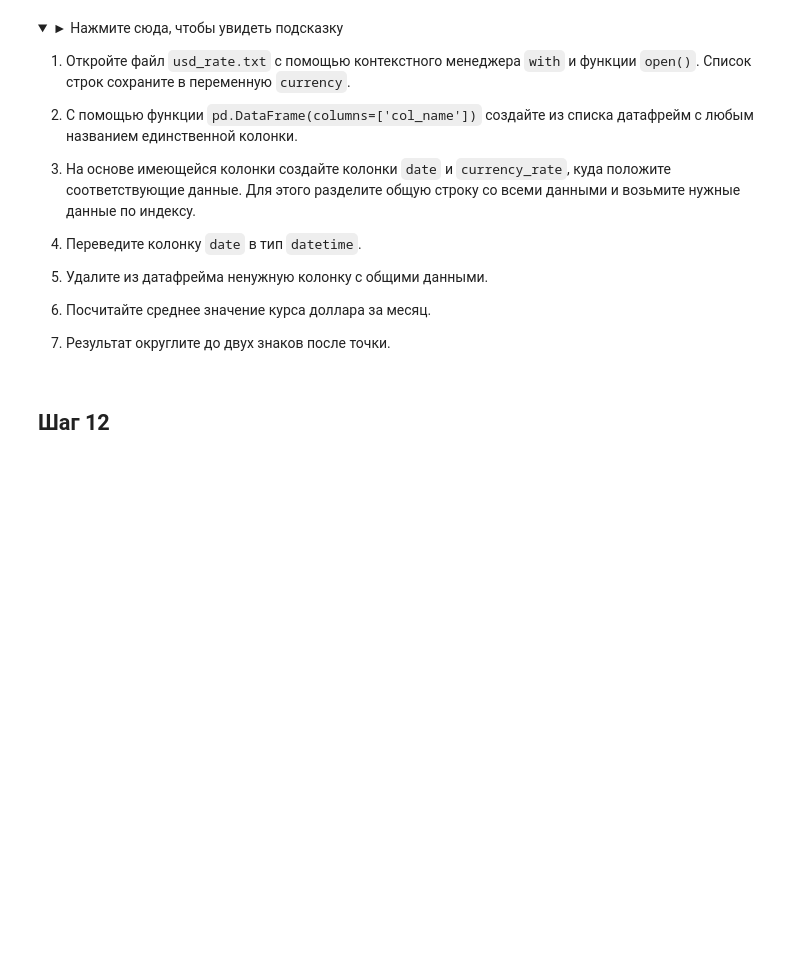
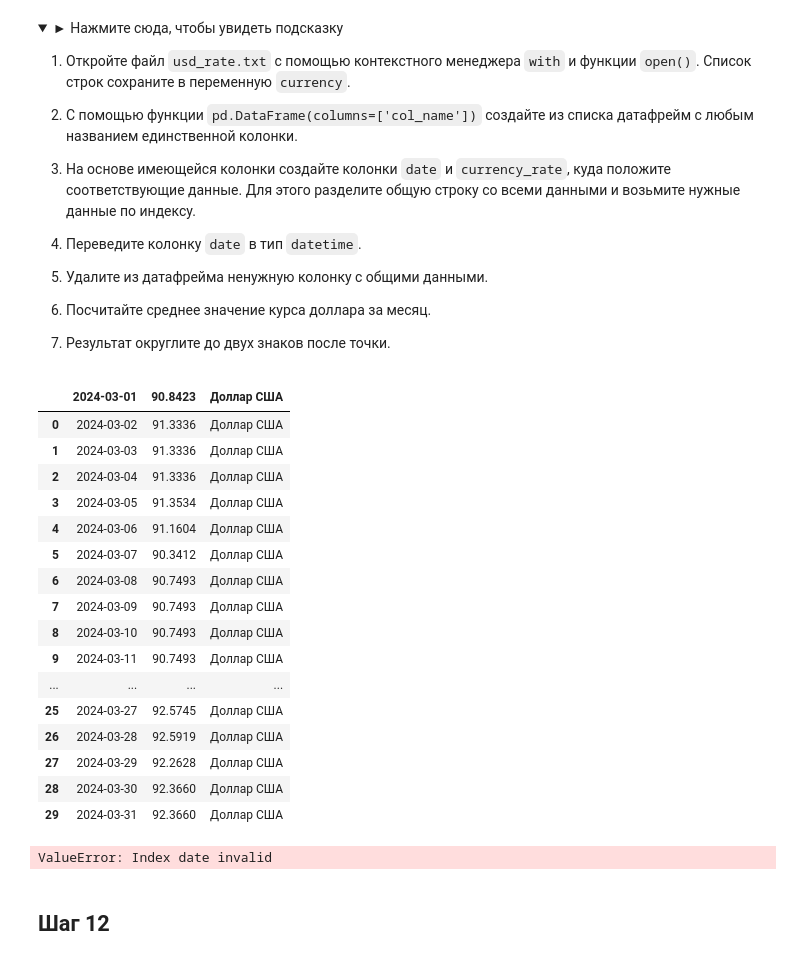
Before and after one commit to m-amirov/karpov.courses, a Jupyter notebook: notebooks/final_project_python.ipynb, the cells around one changed output. Saved outputs shown, nothing was run; the diff lists cells and outputs as text; code cells hidden in the pictures; folded sections open; blank space fills up the shorter version.

```diff
--- a/notebooks/final_project_python.ipynb
+++ b/notebooks/final_project_python.ipynb
@@ -387,3 +394,27 @@ np.float64(0.11)
+# %%
+pd.read_csv('../data/final_project/usd_rate.txt', sep=',')
+# %% [output]
+|  | 2024-03-01 | 90.8423 | Доллар США |
+| 0 | 2024-03-02 | 91.3336 | Доллар США |
+| 1 | 2024-03-03 | 91.3336 | Доллар США |
+| 2 | 2024-03-04 | 91.3336 | Доллар США |
+| 3 | 2024-03-05 | 91.3534 | Доллар США |
+| 4 | 2024-03-06 | 91.1604 | Доллар США |
+| 5 | 2024-03-07 | 90.3412 | Доллар США |
+| 6 | 2024-03-08 | 90.7493 | Доллар США |
+| 7 | 2024-03-09 | 90.7493 | Доллар США |
+| 8 | 2024-03-10 | 90.7493 | Доллар США |
+| 9 | 2024-03-11 | 90.7493 | Доллар США |
+| ... | ... | ... | ... |
+| 25 | 2024-03-27 | 92.5745 | Доллар США |
+| 26 | 2024-03-28 | 92.5919 | Доллар США |
+| 27 | 2024-03-29 | 92.2628 | Доллар США |
+| 28 | 2024-03-30 | 92.3660 | Доллар США |
+| 29 | 2024-03-31 | 92.3660 | Доллар США |
+# %%
+pd.read_table('../data/final_project/usd_rate.txt', header=None)
+# %% [output]
+ValueError: Index date invalid
 # %% [markdown]
 ## Шаг 12
 # %% [markdown]
```
Also changed, not shown: parts of 8 cells of this notebook, 1 other file.
